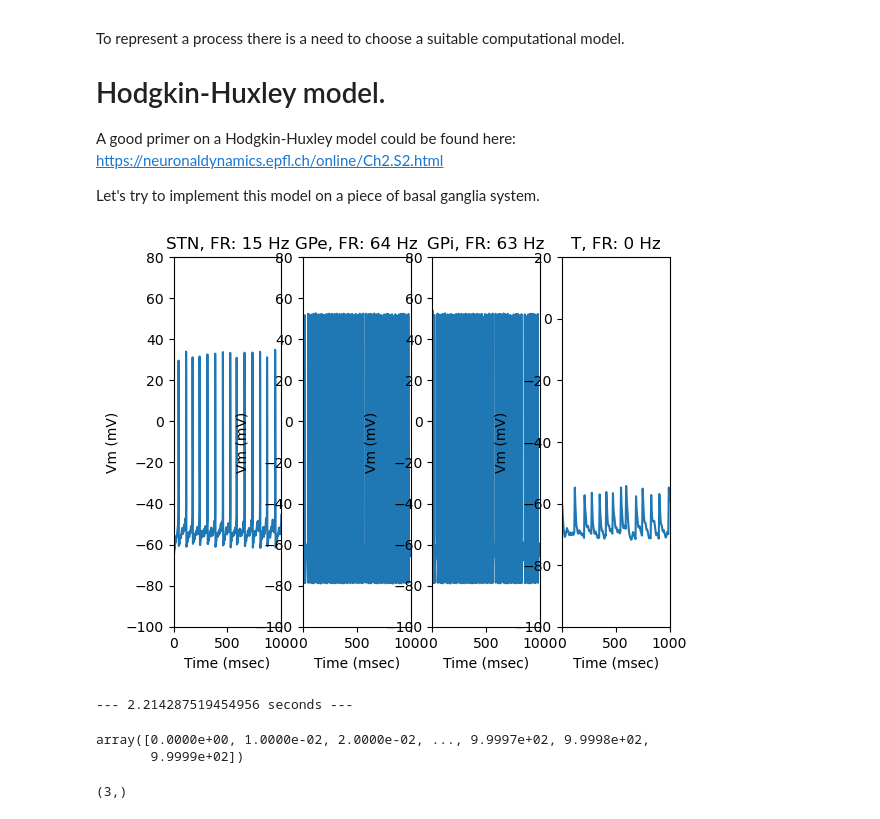
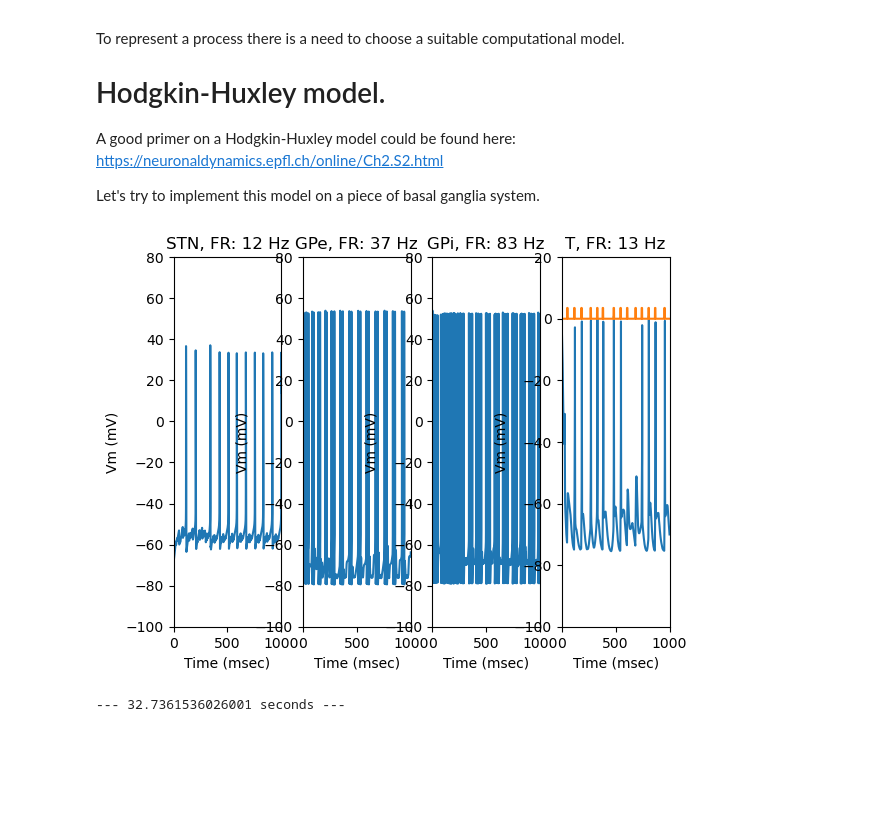
Before and after one commit to Linnea133/schuelerpraktikum, a Jupyter notebook: HHmodel.ipynb, the cells around one changed output. Saved outputs shown, nothing was run; the diff lists cells and outputs as text; code cells hidden in the pictures; blank space fills up the shorter version.

```diff
--- a/HHmodel.ipynb
+++ b/HHmodel.ipynb
@@ -36,5 +75,5 @@ def findfreq(sig): #in Hz
 # %%
-def plotres(vsn, vge, vgi, t,tmax, dt,vt):
+def plotres(vsn, vge, vgi, t,tmax, dt,vt, Ismtres, Idbs):
 
     ##calculate freqeuncy for plotting
     fr1=findfreq(vsn[0,:])
@@ -71,6 +110,7 @@ def plotres(vsn, vge, vgi, t,tmax, dt,vt):
 
     plt.subplot(1,4,4) #for 1st  T
     plt.plot(t,vt[0,:])
+    plt.plot(t,Ismtres)
     plt.xlim(0, tmax)
     plt.ylim(-100, 20)
     plt.title('T, FR: %s Hz' %(int(round(fr4))))
@@ -78,28 +118,6 @@ def plotres(vsn, vge, vgi, t,tmax, dt,vt):
     plt.xlabel('Time (msec)')
 
     plt.show()
-# %%
-@jit(nopython=True, cache=True)
-def Ismt(dt, tmax, A, D, F, Va):
-    t=np.arange(0, tmax, dt)
-    sh=1/Va**2
-    sc=F/sh
-    t=np.arange(0, tmax, dt)
-    Ism = np.zeros (len(t))
-    p=int(round(D/dt))
-    pulse=A*np.ones(p)
-    instfreq=np.random.gamma(sh,sc)
-    ipi=tmax/instfreq
-    ip=int(round(ipi/dt))
-    i=ip
-
-    while i<len(t)and i+p<(len(t)):
-        Ism[i:i+p]= pulse
-        instfreq=np.random.gamma(sh,sc)
-        ipi=tmax/instfreq
-        ip=int(round(ipi/dt))
-        i+=ip
-    return Ism
 # %%
 #Gating parameters
 @jit(nopython=True, cache=True)
@@ -193,7 +211,7 @@ def t_hinf(V):
 
 @jit(nopython=True, cache=True)
 def t_tauh(V):
-    return 1/(0.128+np.exp(-(V+46)/18)+4/(1+np.exp(-(V+23)/5)))
+    return 1/(0.128*np.exp(-(V+46)/18)+4/(1+np.exp(-(V+23)/5)))
 
 @jit(nopython=True, cache=True)
 def t_rinf(V):
@@ -396,44 +434,35 @@ def network(tmax,dt,v2,v3,v4,v5,n):
 # %%
 def Initial():
 
     start_time = time.time()
     #%% Set initial conditions
 
     #time variables
     tmax=1000              #maximum time (ms)
     dt=0.01                #timestep (ms)
     t=np.arange(0,tmax,dt) #time vector
     n=12                   #number of neurons in each nucleus (TH, STN, GPe, GPi)
+    qq='PD'
 
     #initial membrane voltages for all cells - random is a little different from matlab
-    v2=20+np.random.randn(1,n)*5
+    v2=-62+np.random.randn(1,n)*5
     v3=-62+np.random.randn(1,n)*5
     v4=-62+np.random.randn(1,n)*5
     v5=-62+np.random.randn(1,n)*5
 
     #%% Running FOGnetwork
 
     #healthy
-    vsn, vge, vgi, vt = network(tmax, dt, v2, v3, v4, v5, n) #healthy
-    h = plotres(vsn, vge, vgi, t, tmax, dt, vt)
+    vsn, vge, vgi, vt, Ism, Idbs,b = network(tmax, dt, v2, v3, v4, v5, n, qq) #healthy
+    h = plotres(vsn, vge, vgi, t, tmax, dt, vt, Ism, Idbs)
 
     print("--- %s seconds ---" % (time.time() - start_time))
 
-    return (vsn, vge, vgi, t, tmax, vt)
+    return (vsn, vge, vgi, t, tmax, vt, Idbs,Ism, b)
 
 if __name__ == "__main__":
     # execute only if run as a script
     fin_res=Initial()
 # %% [output]
-[figure, old version]
+[figure, new version]
---- 2.214287519454956 seconds ---
+--- 32.7361536026001 seconds ---
-# %%
-fin_res[]
-# %% [output]
-array([0.0000e+00, 1.0000e-02, 2.0000e-02, ..., 9.9997e+02, 9.9998e+02,
-       9.9999e+02])
-# %%
-list1 = [1,2,3]
-np.shape (list1)
-# %% [output]
-(3,)
```
Also changed, not shown: parts of 5 cells of this notebook, 1 other file.
